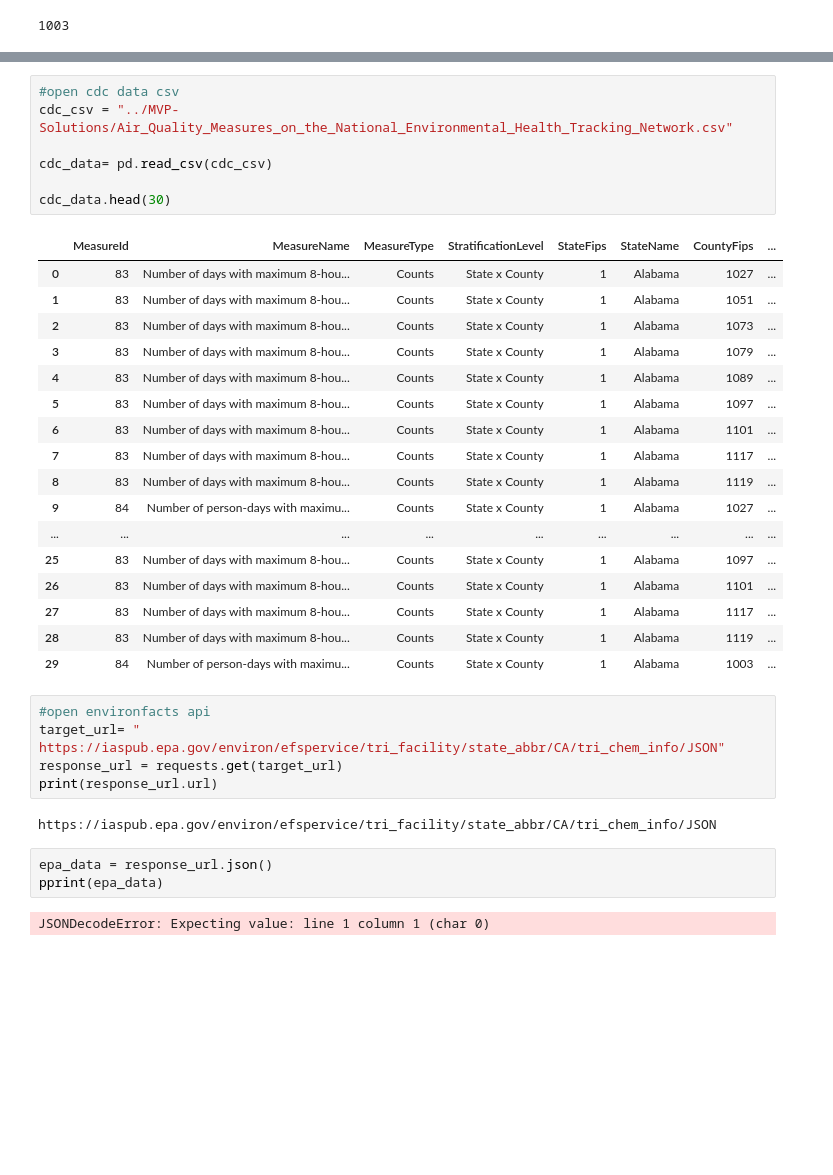
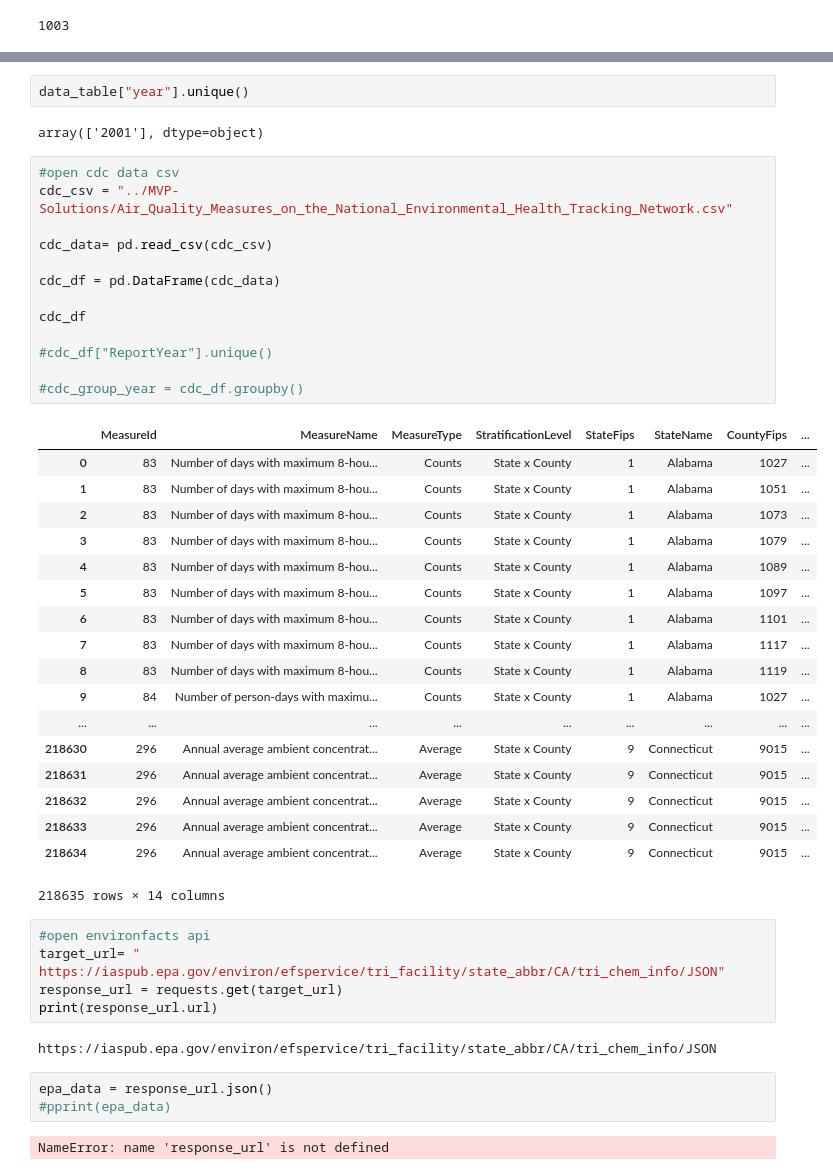
Before and after one commit to VanessaKnox/MVP-Solutions, a Jupyter notebook: masterprojectwork.ipynb, the cells around one changed output, grey strips where cells are left out. Saved outputs shown, nothing was run; the diff lists cells and outputs as text; blank space fills up the shorter version.

```diff
--- a/masterprojectwork.ipynb
+++ b/masterprojectwork.ipynb
@@ -41,28 +73,39 @@ print(county)
+# %%
+data_table["year"].unique()
+# %% [output]
+array(['2001'], dtype=object)
 # %%
 #open cdc data csv
 cdc_csv = "../MVP-Solutions/Air_Quality_Measures_on_the_National_Environmental_Health_Tracking_Network.csv"
 
 cdc_data= pd.read_csv(cdc_csv)
 
-cdc_data.head(30)
+cdc_df = pd.DataFrame(cdc_data)
+
+cdc_df
+
+#cdc_df["ReportYear"].unique()
+
+#cdc_group_year = cdc_df.groupby()
 # %% [output]
 |  | MeasureId | MeasureName | MeasureType | StratificationLevel | StateFips | StateName | CountyFips | ... |
 | 0 | 83 | Number of days with maximum 8-hou... | Counts | State x County | 1 | Alabama | 1027 | ... |
 | 1 | 83 | Number of days with maximum 8-hou... | Counts | State x County | 1 | Alabama | 1051 | ... |
 | 2 | 83 | Number of days with maximum 8-hou... | Counts | State x County | 1 | Alabama | 1073 | ... |
 | 3 | 83 | Number of days with maximum 8-hou... | Counts | State x County | 1 | Alabama | 1079 | ... |
 | 4 | 83 | Number of days with maximum 8-hou... | Counts | State x County | 1 | Alabama | 1089 | ... |
 | 5 | 83 | Number of days with maximum 8-hou... | Counts | State x County | 1 | Alabama | 1097 | ... |
 | 6 | 83 | Number of days with maximum 8-hou... | Counts | State x County | 1 | Alabama | 1101 | ... |
 | 7 | 83 | Number of days with maximum 8-hou... | Counts | State x County | 1 | Alabama | 1117 | ... |
 | 8 | 83 | Number of days with maximum 8-hou... | Counts | State x County | 1 | Alabama | 1119 | ... |
 | 9 | 84 | Number of person-days with maximu... | Counts | State x County | 1 | Alabama | 1027 | ... |
 | ... | ... | ... | ... | ... | ... | ... | ... | ... |
-| 25 | 83 | Number of days with maximum 8-hou... | Counts | State x County | 1 | Alabama | 1097 | ... |
-| 26 | 83 | Number of days with maximum 8-hou... | Counts | State x County | 1 | Alabama | 1101 | ... |
-| 27 | 83 | Number of days with maximum 8-hou... | Counts | State x County | 1 | Alabama | 1117 | ... |
-| 28 | 83 | Number of days with maximum 8-hou... | Counts | State x County | 1 | Alabama | 1119 | ... |
-| 29 | 84 | Number of person-days with maximu... | Counts | State x County | 1 | Alabama | 1003 | ... |
+| 218630 | 296 | Annual average ambient concentrat... | Average | State x County | 9 | Connecticut | 9015 | ... |
+| 218631 | 296 | Annual average ambient concentrat... | Average | State x County | 9 | Connecticut | 9015 | ... |
+| 218632 | 296 | Annual average ambient concentrat... | Average | State x County | 9 | Connecticut | 9015 | ... |
+| 218633 | 296 | Annual average ambient concentrat... | Average | State x County | 9 | Connecticut | 9015 | ... |
+| 218634 | 296 | Annual average ambient concentrat... | Average | State x County | 9 | Connecticut | 9015 | ... |
+218635 rows × 14 columns
 # %%
 #open environfacts api
 target_url= " https://iaspub.epa.gov/environ/efspervice/tri_facility/state_abbr/CA/tri_chem_info/JSON"
@@ -72,8 +115,8 @@ print(response_url.url)
 https://iaspub.epa.gov/environ/efspervice/tri_facility/state_abbr/CA/tri_chem_info/JSON
 # %%
 epa_data = response_url.json()
-pprint(epa_data)
+#pprint(epa_data)
 # %% [output]
-JSONDecodeError: Expecting value: line 1 column 1 (char 0)
+NameError: name 'response_url' is not defined
 # %%
 #open NYS Asthma CSV
```
Also changed, not shown: parts of 6 cells of this notebook, 1 other file.
